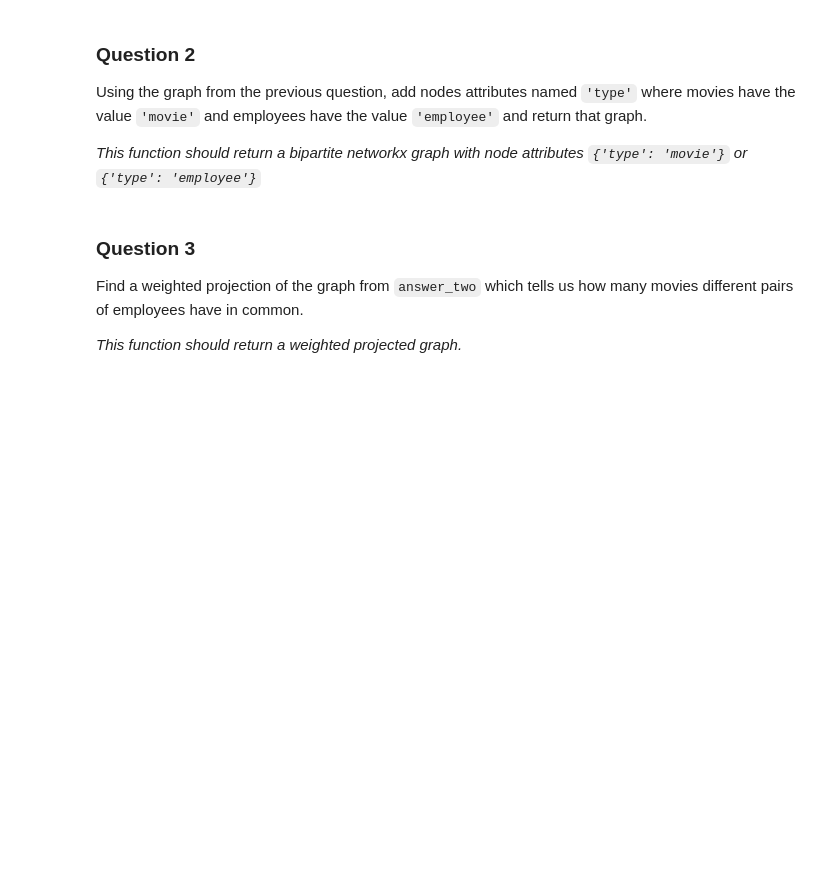
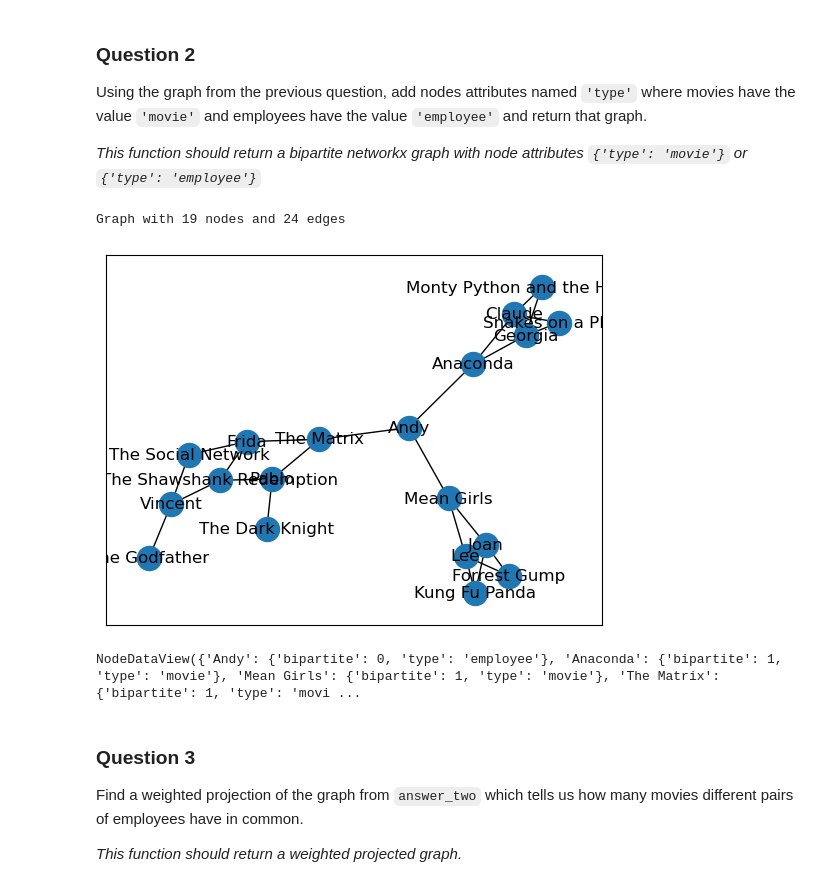
Before and after one commit to JCbarajas5/DataScience-Python-UM, a Jupyter notebook: Network Analysis/Assingnments/assignment 1/assignment1.ipynb, the cells around one changed output. Cells and saved outputs as stored; diff of their text form; code cells hidden in the pictures; blank space fills up the shorter version.

```diff
--- a/Network Analysis/Assingnments/assignment 1/assignment1.ipynb
+++ b/Network Analysis/Assingnments/assignment 1/assignment1.ipynb
@@ -80,11 +99,30 @@ assert type(answer_one()) == nx.Graph , "Your return type should be a Graph obje
 Using the graph from the previous question, add nodes attributes named `'type'` where movies have the value `'movie'` and employees have the value `'employee'` and return that graph.
 
 *This function should return a bipartite networkx graph with node attributes `{'type': 'movie'}` or `{'type': 'employee'}`*
-# %%
-def answer_two():
-
-    # YOUR CODE HERE
-    raise NotImplementedError()
+# %%
+def answer_two():
+
+    B = answer_one()
+
+    # Asignar atributos a los nodos
+    for node in B.nodes():
+        if node in employees:
+            B.nodes[node]['type'] = 'employee'
+        else:
+            B.nodes[node]['type'] = 'movie'
+
+    return B
+
+G = answer_two()
+plot_graph(G)
+print(G)
+# %% [output]
+Graph with 19 nodes and 24 edges
+[figure, added]
+# %%
+G.nodes(data=True)
+# %% [output]
+NodeDataView({'Andy': {'bipartite': 0, 'type': 'employee'}, 'Anaconda': {'bipartite': 1, 'type': 'movie'}, 'Mean Girls': {'bipartite': 1, 'type': 'movie'}, 'The Matrix': {'bipartite': 1, 'type': 'movi ...
 # %%
 assert type(answer_two()) == nx.Graph , "Your return type should be a Graph object"
 # %% [markdown]
```
Also changed, not shown: parts of 8 cells of this notebook, 3 other files.
